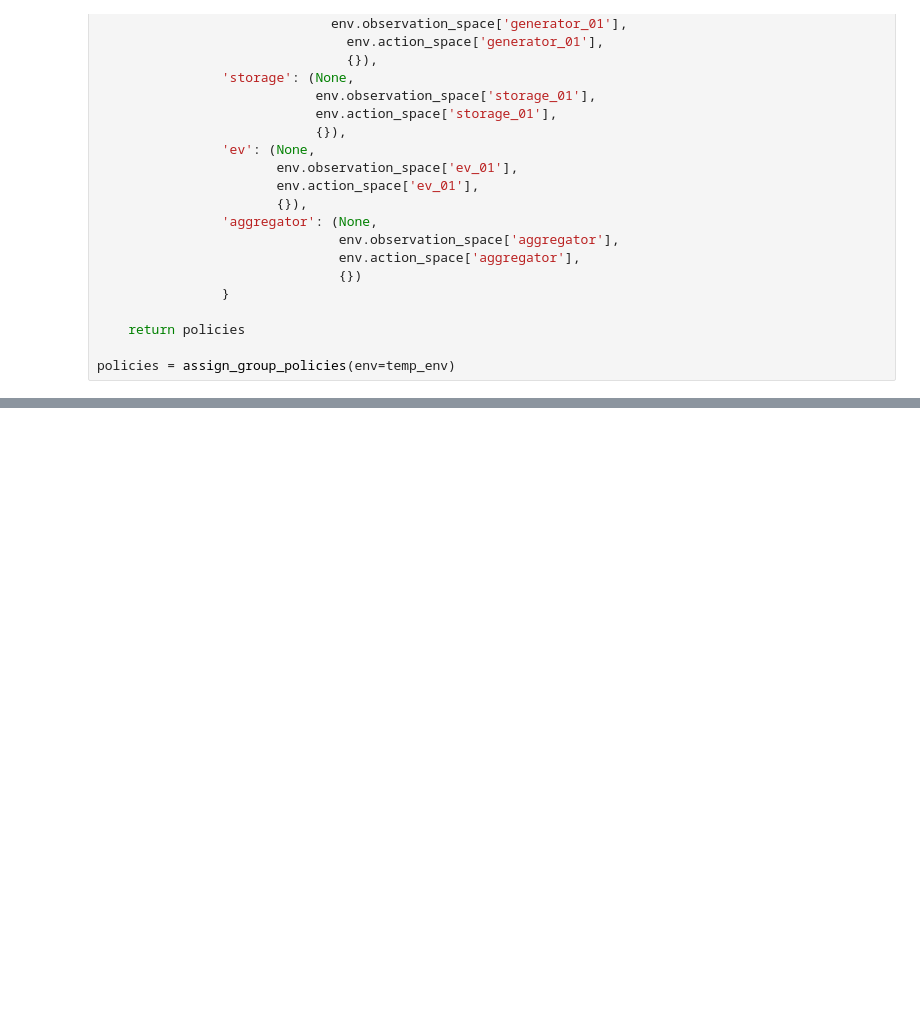
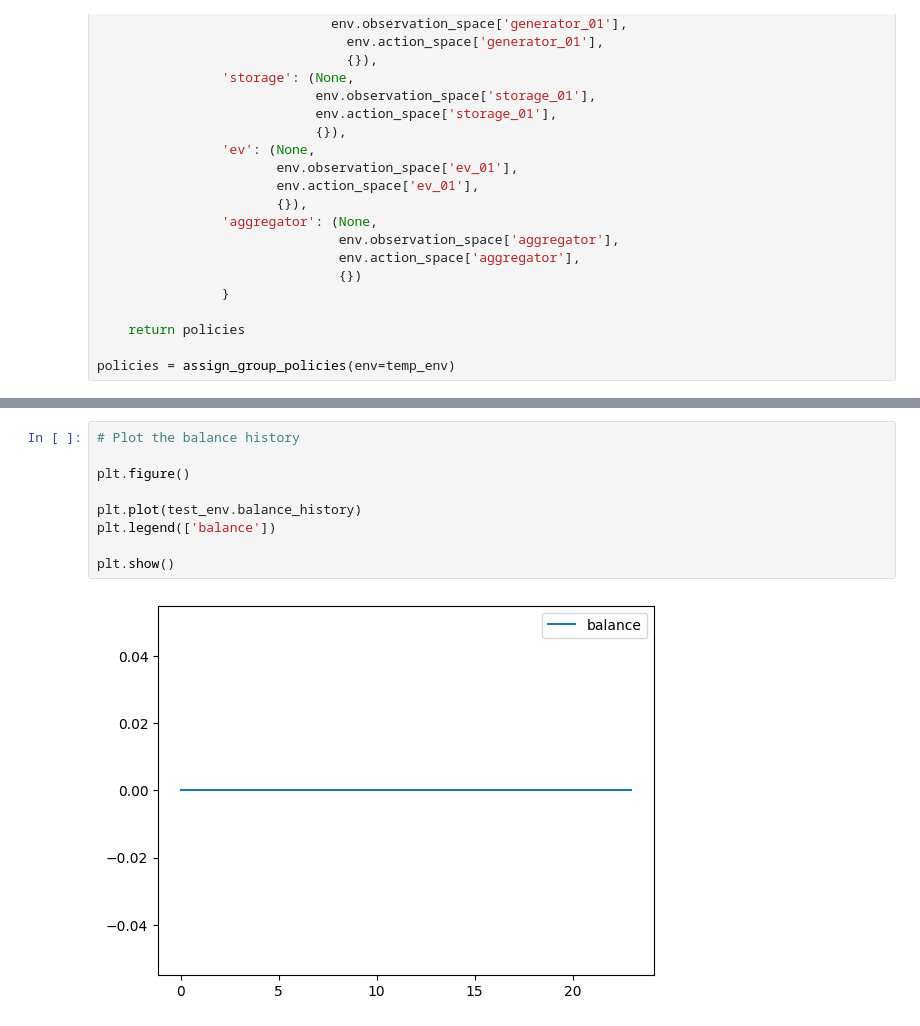
Before and after one commit to ECGomes/pyecom, a Jupyter notebook: notebooks/scenarios/sequential_testing/sequential_rl_v0.ipynb, the cells around one changed output, grey strips where cells are left out. Cells and saved outputs as stored; diff of their text form; blank space fills up the shorter version.

```diff
--- a/notebooks/scenarios/sequential_testing/sequential_rl_v0.ipynb
+++ b/notebooks/scenarios/sequential_testing/sequential_rl_v0.ipynb
@@ -290,0 +370,11 @@ for i in range(data.vehicle['e_capacity_max'].shape[0]):
+# %%
+# Plot the balance history
+
+plt.figure()
+
+plt.plot(test_env.balance_history)
+plt.legend(['balance'])
+
+plt.show()
+# %% [output]
+[figure, added]
```
Also changed, not shown: parts of 9 cells of this notebook, 1 other file.
